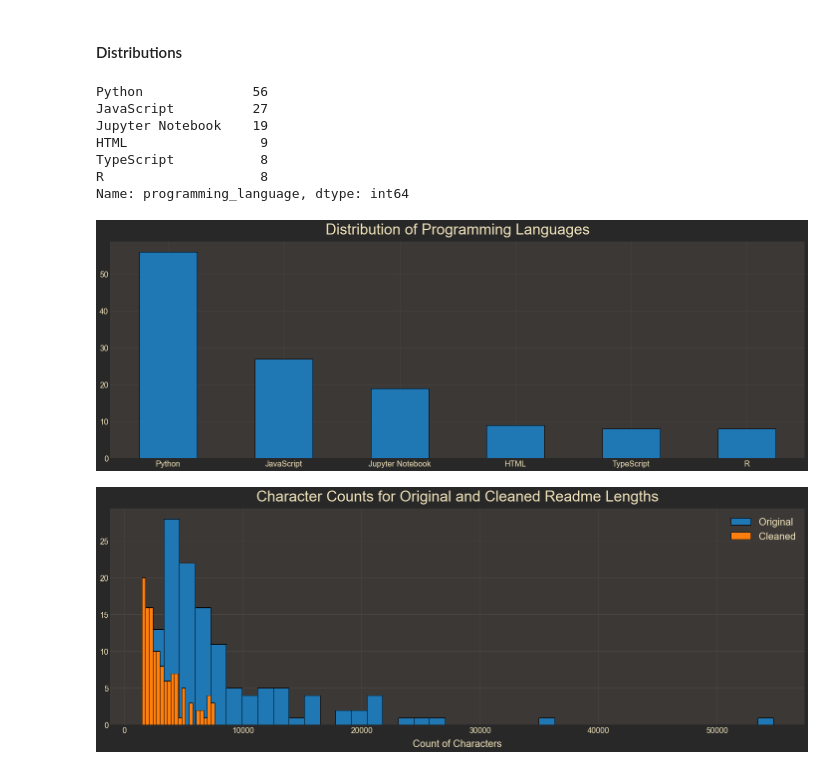
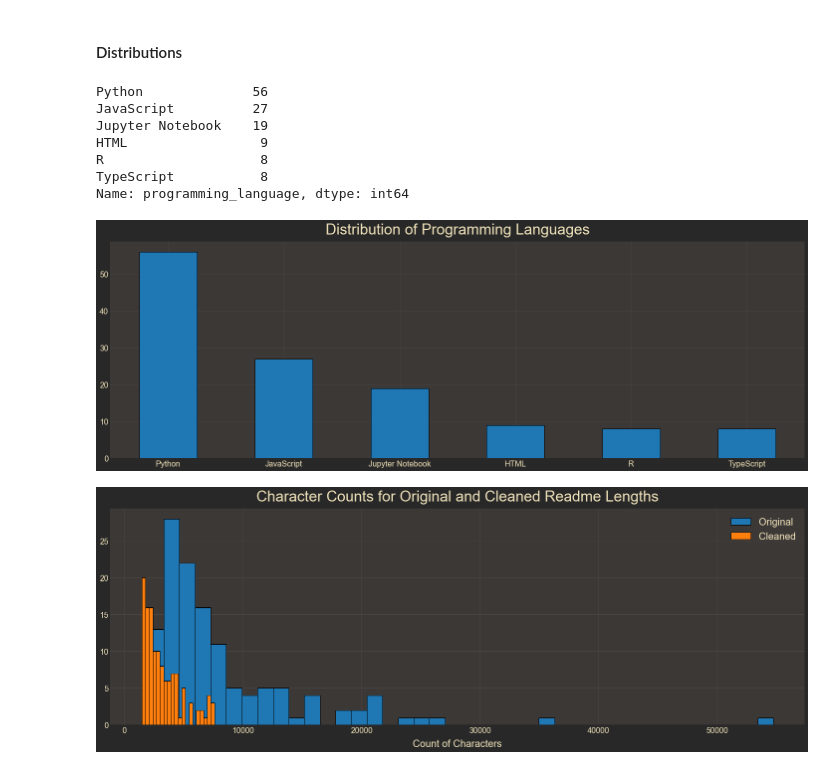
Before and after one commit to NLP-Project-CRT/NLP-Project, a Jupyter notebook: rz_workbook.ipynb, the cells around one changed output. Saved outputs shown, nothing was run; the diff lists cells and outputs as text; code cells hidden in the pictures.

```diff
--- a/rz_workbook.ipynb
+++ b/rz_workbook.ipynb
@@ -52,20 +55,20 @@ memory usage: 8.9+ KB
 # %%
 # view distribution of target
 print(y_train.programming_language.value_counts())
 # plot distribution of target
-y_train.programming_language.value_counts().plot.bar(ec='k', )
+y_train.programming_language.value_counts().plot.bar(ec='k')
 plt.title('Distribution of Programming Languages', fontsize=30, pad=15)
 plt.xticks(rotation=0, ha='center')
 plt.show()
 # %% [output]
 Python              56
 JavaScript          27
 Jupyter Notebook    19
 HTML                 9
+R                    8
 TypeScript           8
-R                    8
 Name: programming_language, dtype: int64
-[figure, old version]
+[figure, new version]
 # %%
 # plot distribution of clean and original character lengths
 fig, ax = plt.subplots()
```
Also changed, not shown: parts of 22 cells of this notebook.
